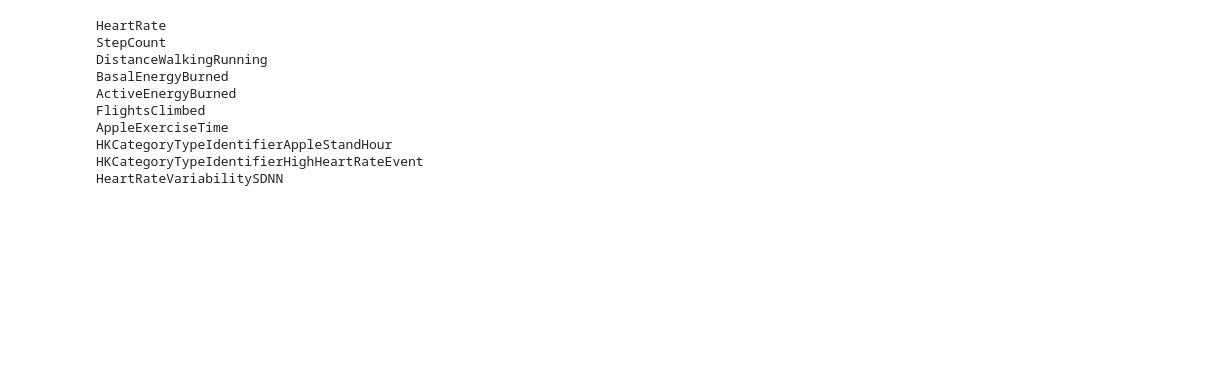
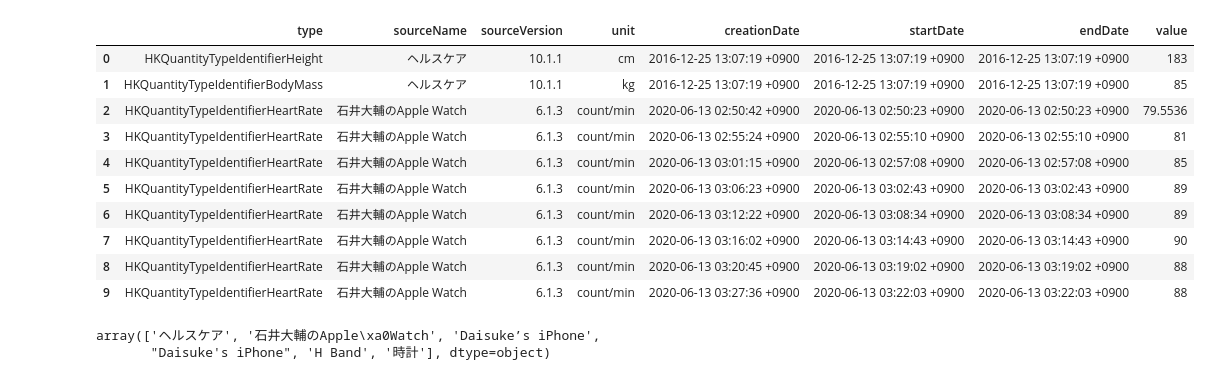
Before and after one commit to juniorise/health_credit, a Jupyter notebook: ml/notebooks/person.ipynb, the cells around one changed output. Saved outputs shown, nothing was run; the diff lists cells and outputs as text; code cells hidden in the pictures; blank space fills up the shorter version.

```diff
--- a/ml/notebooks/person.ipynb
+++ b/ml/notebooks/person.ipynb
@@ -8,18 +9,27 @@ import pandas as pd
-# %%
-df = pd.read_csv(
-    "../datasets/person/AppleWatch - HeartRate StepCount etc 8440 rows - analysis.csv")
-
-for e in df['type'].unique():
-    e = str(e)
-    print(e.replace("HKQuantityTypeIdentifier", ""))
-# %% [output]
-HeartRate
-StepCount
-DistanceWalkingRunning
-BasalEnergyBurned
-ActiveEnergyBurned
-FlightsClimbed
-AppleExerciseTime
-HKCategoryTypeIdentifierAppleStandHour
-HKCategoryTypeIdentifierHighHeartRateEvent
-HeartRateVariabilitySDNN
+# %%
+# df = pd.read_csv(
+#     "../datasets/person/AppleWatch - HeartRate StepCount etc 8440 rows - analysis.csv")
+
+df = pd.read_csv(
+    "../datasets/person/AppleWatch - HeartRate StepCount etc 92406 rows - export20200620105726.csv",
+    low_memory=False
+)
+
+df.head(10)
+# %% [output]
+|  | type | sourceName | sourceVersion | unit | creationDate | startDate | endDate | value |
+| 0 | HKQuantityTypeIdentifierHeight | ヘルスケア | 10.1.1 | cm | 2016-12-25 13:07:19 +0900 | 2016-12-25 13:07:19 +0900 | 2016-12-25 13:07:19 +0900 | 183 |
+| 1 | HKQuantityTypeIdentifierBodyMass | ヘルスケア | 10.1.1 | kg | 2016-12-25 13:07:19 +0900 | 2016-12-25 13:07:19 +0900 | 2016-12-25 13:07:19 +0900 | 85 |
+| 2 | HKQuantityTypeIdentifierHeartRate | 石井大輔のApple Watch | 6.1.3 | count/min | 2020-06-13 02:50:42 +0900 | 2020-06-13 02:50:23 +0900 | 2020-06-13 02:50:23 +0900 | 79.5536 |
+| 3 | HKQuantityTypeIdentifierHeartRate | 石井大輔のApple Watch | 6.1.3 | count/min | 2020-06-13 02:55:24 +0900 | 2020-06-13 02:55:10 +0900 | 2020-06-13 02:55:10 +0900 | 81 |
+| 4 | HKQuantityTypeIdentifierHeartRate | 石井大輔のApple Watch | 6.1.3 | count/min | 2020-06-13 03:01:15 +0900 | 2020-06-13 02:57:08 +0900 | 2020-06-13 02:57:08 +0900 | 85 |
+| 5 | HKQuantityTypeIdentifierHeartRate | 石井大輔のApple Watch | 6.1.3 | count/min | 2020-06-13 03:06:23 +0900 | 2020-06-13 03:02:43 +0900 | 2020-06-13 03:02:43 +0900 | 89 |
+| 6 | HKQuantityTypeIdentifierHeartRate | 石井大輔のApple Watch | 6.1.3 | count/min | 2020-06-13 03:12:22 +0900 | 2020-06-13 03:08:34 +0900 | 2020-06-13 03:08:34 +0900 | 89 |
+| 7 | HKQuantityTypeIdentifierHeartRate | 石井大輔のApple Watch | 6.1.3 | count/min | 2020-06-13 03:16:02 +0900 | 2020-06-13 03:14:43 +0900 | 2020-06-13 03:14:43 +0900 | 90 |
+| 8 | HKQuantityTypeIdentifierHeartRate | 石井大輔のApple Watch | 6.1.3 | count/min | 2020-06-13 03:20:45 +0900 | 2020-06-13 03:19:02 +0900 | 2020-06-13 03:19:02 +0900 | 88 |
+| 9 | HKQuantityTypeIdentifierHeartRate | 石井大輔のApple Watch | 6.1.3 | count/min | 2020-06-13 03:27:36 +0900 | 2020-06-13 03:22:03 +0900 | 2020-06-13 03:22:03 +0900 | 88 |
+# %%
+df.sourceName.unique()
+# %% [output]
+array(['ヘルスケア', '石井大輔のApple\xa0Watch', 'Daisuke’s iPhone',
+       "Daisuke's iPhone", 'H Band', '時計'], dtype=object)
```
Also changed, not shown: parts of 10 cells of this notebook, 1 other file.
